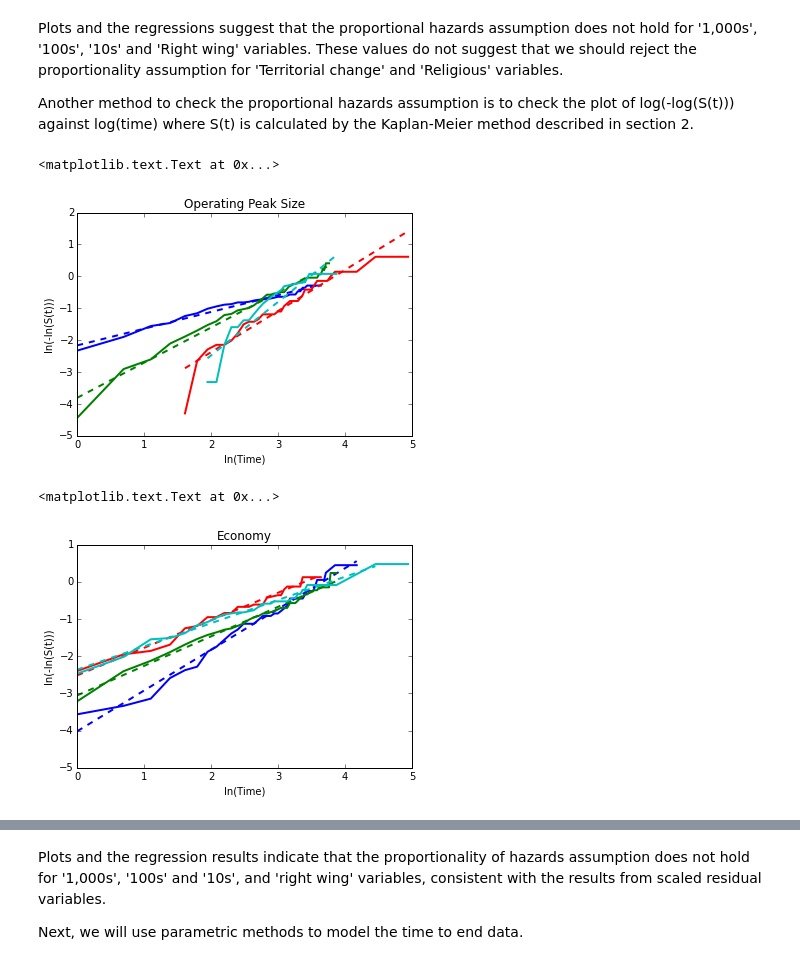
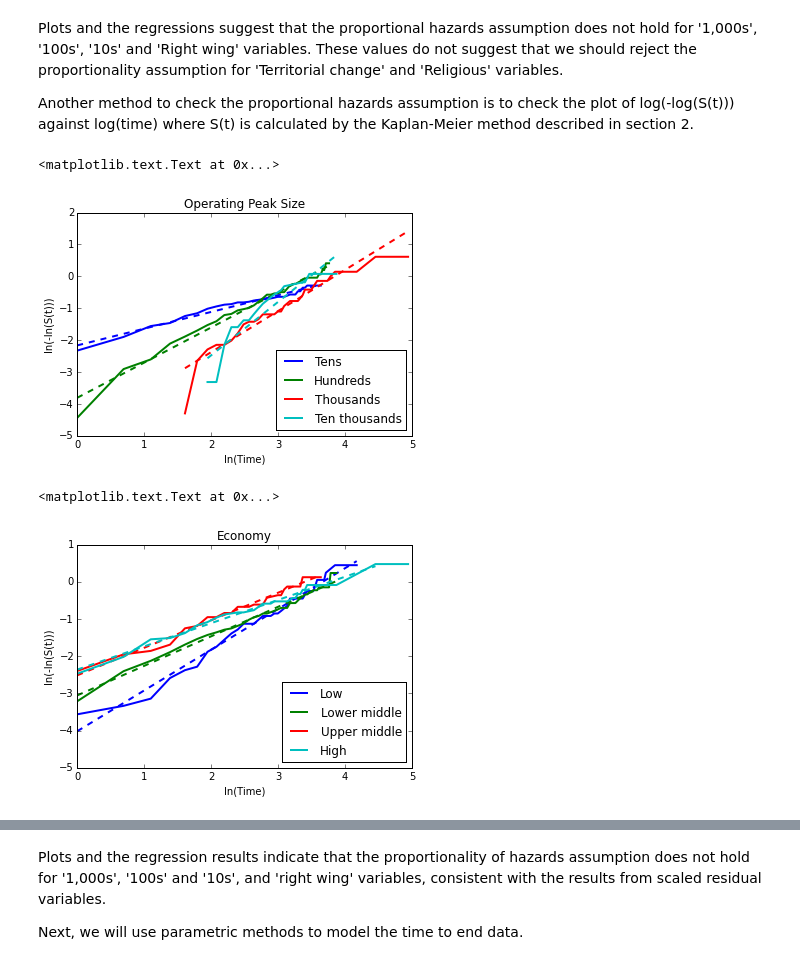
Before and after one commit to MustafaOguz/Survival_Analysis, a Jupyter notebook: Survival_Analysis.ipynb, the cells around one changed output, grey strips where cells are left out. Drawn from its saved outputs; the diff is of its cells as text; code cells hidden in the pictures.

```diff
--- a/Survival_Analysis.ipynb
+++ b/Survival_Analysis.ipynb
@@ -886,7 +886,7 @@ Another method to check the proportional hazards assumption is to check the plot
 plt.figure()
 kmf.fit(timevar[tens],event_observed = eventvar[tens],label = "Tens")
 #Plot the log(-log(S(t))) against log(t)
-plt.plot(np.log(kmf.survival_function_.index.values),np.log(-np.log(kmf.survival_function_['Tens'])),linewidth = 2.0)
+plt.plot(np.log(kmf.survival_function_.index.values),np.log(-np.log(kmf.survival_function_['Tens'])),linewidth = 2.0,label = "Tens")
 #Fit a linear equation for easier visual assessment of the plots
 y = np.log(-np.log(kmf.survival_function_['Tens'].iloc[1:len(kmf.survival_function_)]))
 X = np.log(kmf.survival_function_.index.values[1:len(kmf.survival_function_.index.values)])
@@ -897,43 +897,44 @@ plt.plot(X[:,[0]],linearmodelresults.fittedvalues,'b--',linewidth = 2.0)
 
 #Repeat for groups of different peak operating sizes
 kmf.fit(timevar[hundreds],event_observed = eventvar[hundreds],label = "Hundreds")
-plt.plot(np.log(kmf.survival_function_.index.values),np.log(-np.log(kmf.survival_function_['Hundreds'])),linewidth = 2.0)
+plt.plot(np.log(kmf.survival_function_.index.values),np.log(-np.log(kmf.survival_function_['Hundreds'])),linewidth = 2.0,label = "Hundreds")
 y = np.log(-np.log(kmf.survival_function_['Hundreds'].iloc[1:len(kmf.survival_function_)]))
 X = np.log(kmf.survival_function_.index.values[1:len(kmf.survival_function_.index.values)])
 X = st.add_constant(X, prepend=False)
 linearmodel = st.OLS(y,X)
 linearmodelresults = linearmodel.fit()
 plt.plot(X[:,[0]],linearmodelresults.fittedvalues,'g--',linewidth = 2.0)
 
 kmf.fit(timevar[thousands],event_observed = eventvar[thousands],label = "Thousands")
-plt.plot(np.log(kmf.survival_function_.index.values),np.log(-np.log(kmf.survival_function_['Thousands'])),linewidth = 2.0)
+plt.plot(np.log(kmf.survival_function_.index.values),np.log(-np.log(kmf.survival_function_['Thousands'])),linewidth = 2.0,label = "Thousands")
 y = np.log(-np.log(kmf.survival_function_['Thousands'].iloc[5:len(kmf.survival_function_)]))
 X = np.log(kmf.survival_function_.index.values[5:len(kmf.survival_function_.index.values)])
 X = st.add_constant(X, prepend=False)
 linearmodel = st.OLS(y,X)
 linearmodelresults = linearmodel.fit()
 plt.plot(X[:,[0]],linearmodelresults.fittedvalues,'r--',linewidth = 2.0)
 
 kmf.fit(timevar[tenthousands],event_observed = eventvar[tenthousands],label = "Ten thousands")
-plt.plot(np.log(kmf.survival_function_.index.values),np.log(-np.log(kmf.survival_function_['Ten thousands'])),linewidth = 2.0)
+plt.plot(np.log(kmf.survival_function_.index.values),np.log(-np.log(kmf.survival_function_['Ten thousands'])),linewidth = 2.0,label = "Ten thousands")
 y = np.log(-np.log(kmf.survival_function_['Ten thousands'].iloc[3:len(kmf.survival_function_)-1]))
 X = np.log(kmf.survival_function_.index.values[3:len(kmf.survival_function_.index.values)-1])
 X = st.add_constant(X, prepend=False)
 linearmodel = st.OLS(y,X)
 linearmodelresults = linearmodel.fit()
 plt.plot(X[:,[0]],linearmodelresults.fittedvalues,'c--',linewidth = 2.0)
 
+plt.legend(loc = 'lower right')
 plt.ylabel('ln(-ln(S(t)))')
 plt.xlabel('ln(Time)')
 plt.title('Operating Peak Size')
 # %% [output]
 <matplotlib.text.Text at 0x...>
-[figure, old version]
+[figure, new version]
 # %%
 #Repeat for groups operating against countries with different income levels
 plt.figure()
 kmf.fit(timevar[low],event_observed = eventvar[low],label = "Low")
-plt.plot(np.log(kmf.survival_function_.index.values),np.log(-np.log(kmf.survival_function_['Low'])),linewidth = 2.0)
+plt.plot(np.log(kmf.survival_function_.index.values),np.log(-np.log(kmf.survival_function_['Low'])),linewidth = 2.0,label = "Low")
 y = np.log(-np.log(kmf.survival_function_['Low'].iloc[1:len(kmf.survival_function_)]))
 X = np.log(kmf.survival_function_.index.values[1:len(kmf.survival_function_.index.values)])
 X = st.add_constant(X, prepend=False)
@@ -942,7 +943,7 @@ linearmodelresults = linearmodel.fit()
 plt.plot(X[:,[0]],linearmodelresults.fittedvalues,'b--',linewidth = 2.0)
 
 kmf.fit(timevar[lowermiddle],event_observed = eventvar[lowermiddle],label = "Lower middle")
-plt.plot(np.log(kmf.survival_function_.index.values),np.log(-np.log(kmf.survival_function_['Lower middle'])),linewidth = 2.0)
+plt.plot(np.log(kmf.survival_function_.index.values),np.log(-np.log(kmf.survival_function_['Lower middle'])),linewidth = 2.0,label = "Lower middle")
 y = np.log(-np.log(kmf.survival_function_['Lower middle'].iloc[1:len(kmf.survival_function_)-1]))
 X = np.log(kmf.survival_function_.index.values[1:len(kmf.survival_function_.index.values)-1])
 X = st.add_constant(X, prepend=False)
@@ -951,7 +952,7 @@ linearmodelresults = linearmodel.fit()
 plt.plot(X[:,[0]],linearmodelresults.fittedvalues,'g--',linewidth = 2.0)
 
 kmf.fit(timevar[uppermiddle],event_observed = eventvar[uppermiddle],label = "Upper middle")
-plt.plot(np.log(kmf.survival_function_.index.values),np.log(-np.log(kmf.survival_function_['Upper middle'])),linewidth = 2.0)
+plt.plot(np.log(kmf.survival_function_.index.values),np.log(-np.log(kmf.survival_function_['Upper middle'])),linewidth = 2.0,label = "Upper middle")
 y = np.log(-np.log(kmf.survival_function_['Upper middle'].iloc[1:len(kmf.survival_function_)-1]))
 X = np.log(kmf.survival_function_.index.values[1:len(kmf.survival_function_.index.values)-1])
 X = st.add_constant(X, prepend=False)
@@ -960,7 +961,7 @@ linearmodelresults = linearmodel.fit()
 plt.plot(X[:,[0]],linearmodelresults.fittedvalues,'r--',linewidth = 2.0)
 
 kmf.fit(timevar[high],event_observed = eventvar[high],label = "High")
-plt.plot(np.log(kmf.survival_function_.index.values),np.log(-np.log(kmf.survival_function_['High'])),linewidth = 2.0)
+plt.plot(np.log(kmf.survival_function_.index.values),np.log(-np.log(kmf.survival_function_['High'])),linewidth = 2.0,label = "High")
 y = np.log(-np.log(kmf.survival_function_['High'].iloc[1:len(kmf.survival_function_)-1]))
 X = np.log(kmf.survival_function_.index.values[1:len(kmf.survival_function_.index.values)-1])
 X = st.add_constant(X, prepend=False)
@@ -968,12 +969,13 @@ linearmodel = st.OLS(y,X)
 linearmodelresults = linearmodel.fit()
 plt.plot(X[:,[0]],linearmodelresults.fittedvalues,'c--',linewidth = 2.0)
 
+plt.legend(loc = 'lower right')
 plt.ylabel('ln(-ln(S(t)))')
 plt.xlabel('ln(Time)')
 plt.title('Economy')
 # %% [output]
 <matplotlib.text.Text at 0x...>
-[figure, old version]
+[figure, new version]
 # %%
 #Repeat for groups operating against countries with different freedom index values
 plt.figure()
```
Also changed, not shown: parts of 5 cells of this notebook.
